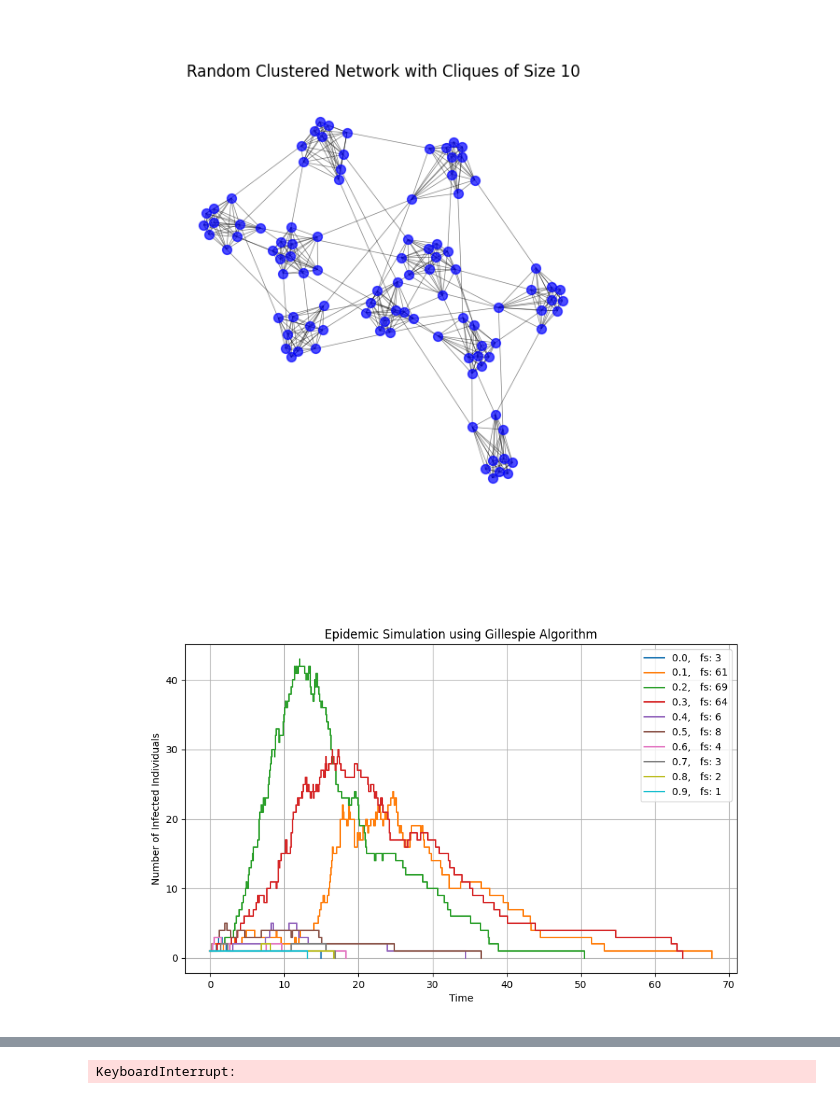
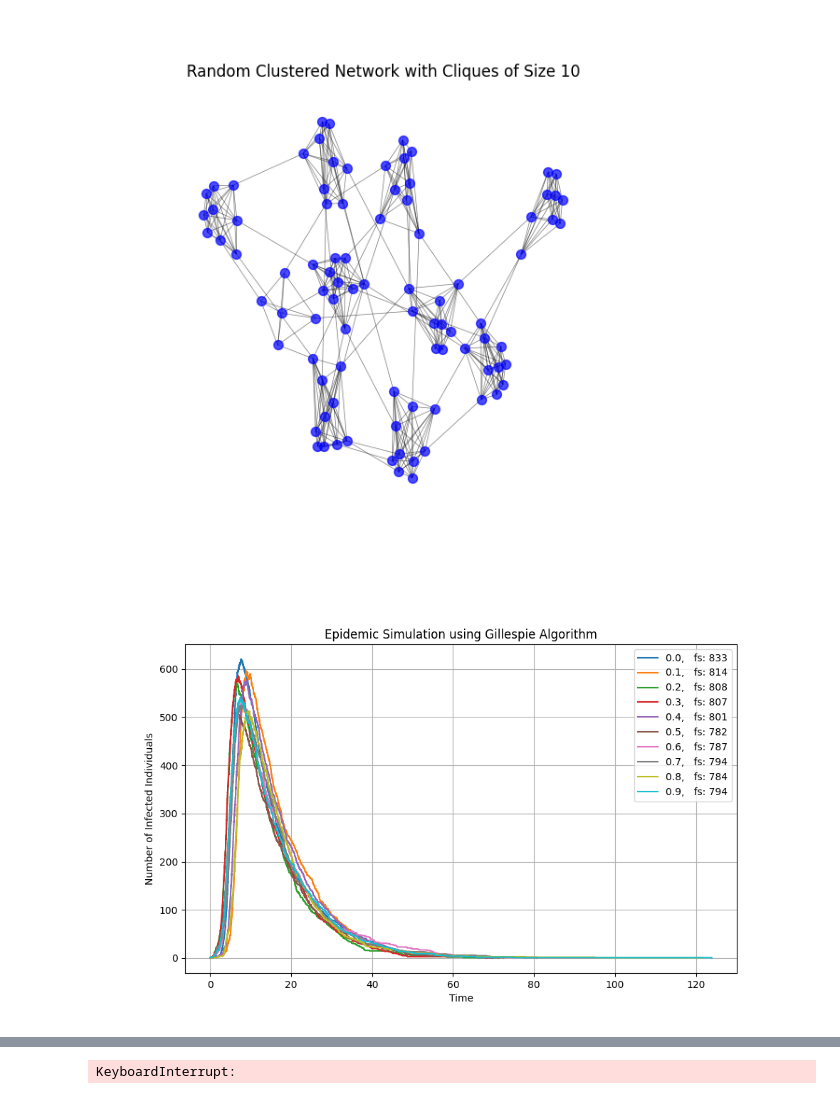
Before and after one commit to AlfredBendtzonHansen/het-measles, a Jupyter notebook: MCliqueRandomGraph.ipynb, the cells around one changed output, grey strips where cells are left out. Cells and saved outputs as stored; diff of their text form; code cells hidden in the pictures.

```diff
--- a/MCliqueRandomGraph.ipynb
+++ b/MCliqueRandomGraph.ipynb
@@ -17,35 +17,35 @@ from numba import njit
 # %%
 #An example of the network
 N = 100   # Number of nodes in the network
 M = 10 # Size of the cliques
 
 # Generate the adjacency matrix
 adj_matrix, cliques = generate_clustered_network_discrete_M(N, M, lambda_edges= 1, m_cliques= 1)
-#adj_matrix = keep_clusters_with_node_swap(adj_matrix, cliques, s_f = 0.5, H = 0.9)
+adj_matrix = keep_clusters_with_node_swap(adj_matrix, cliques, s_f = 0.9, H = 0.1)
 # Create a NetworkX graph for visualization
 G = nx.from_numpy_array(adj_matrix)
 
 # Draw the network
 plt.figure(figsize=(6, 6))
 pos = nx.spring_layout(G, iterations=100)
 
 # Draw nodes
 nx.draw_networkx_nodes(G, pos, node_size=50, node_color='blue', alpha=0.7)
 
 # Draw edges
 nx.draw_networkx_edges(G, pos, width=0.5, alpha=0.5)
 
 plt.axis('off')
 plt.title(f'Random Clustered Network with Cliques of Size {M}')
 plt.show()
 # %% [output]
-[figure, old version]
+[figure, new version]
 # %%
 # Generate a network
 N = 1000  # Number of nodes
 M = 3     # Clique size
-lambda_edges = 2.5
-lambda_cliques = 5.0
+lambda_edges = 2
+lambda_cliques = 2
 
 
 beta = 0.3   # Infection rate
@@ -59,12 +59,12 @@ plt.figure(figsize=(10, 6))
 H_range = np.arange(0,1,0.1)
 fs = []
 for i in H_range:
-    adj_matrix_red = keep_clusters_with_node_swap(adj_matrix, cliques, s_f = 0.02, H = i)
+    adj_matrix_red = keep_clusters_with_node_swap(adj_matrix, cliques, s_f = 0.9, H = i)
 
     # Set epidemic parameters
 
     initial_infected = [random.randint(0, np.shape(adj_matrix_red)[0]-1)]# Random initial infected node
-    max_time = 160
+    max_time = 300
 
     # Run the Gillespie simulation
     times, num_infected, final_size = gillespie_SIR(adj_matrix_red, beta, gamma, initial_infected, max_time)
@@ -79,4 +79,4 @@ plt.grid()
 plt.legend()
 plt.show()
 # %% [output]
-[figure, old version]
+[figure, new version]
```
Also changed, not shown: parts of 3 cells of this notebook.
